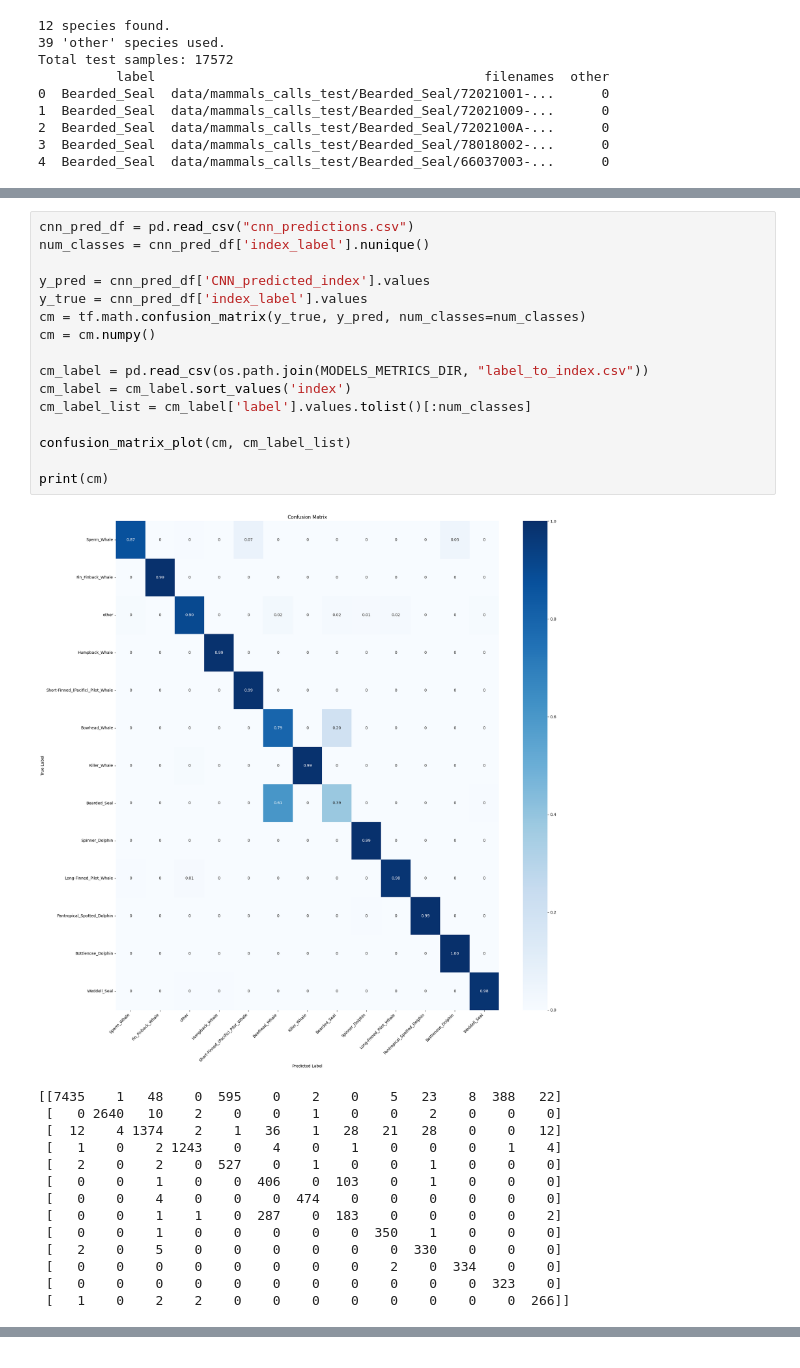
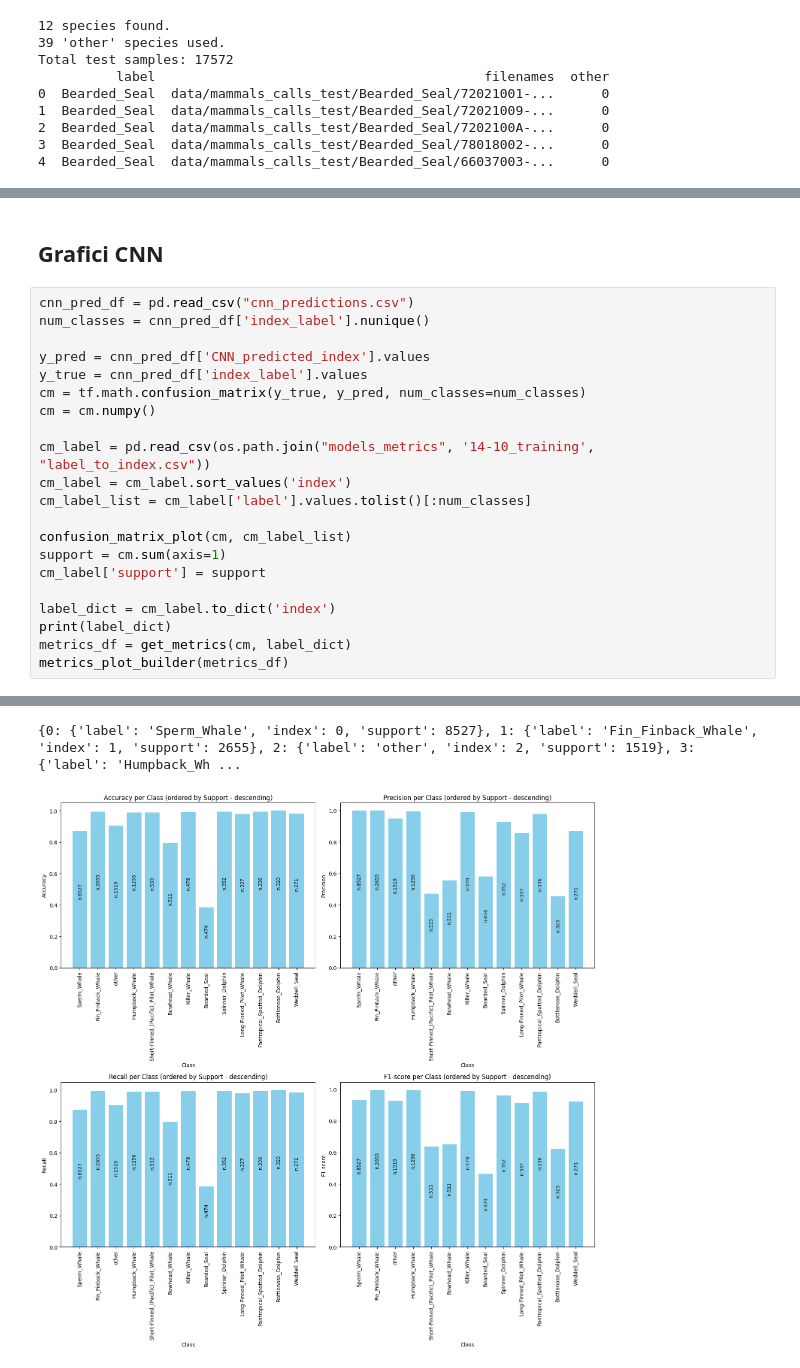
Before and after one commit to VerzaElisa/FewShotLearning, a Jupyter notebook: 03_inference.ipynb, the cells around one changed output, grey strips where cells are left out. Cells and saved outputs as stored; diff of their text form.

```diff
--- a/03_inference.ipynb
+++ b/03_inference.ipynb
@@ -174,31 +220,24 @@ I0000 00:00:1762010178.307479  855862 gpu_device.cc:2020] Created device /job:lo
-# %%
-cnn_pred_df = pd.read_csv("cnn_predictions.csv")
-num_classes = cnn_pred_df['index_label'].nunique()
-
-y_pred = cnn_pred_df['CNN_predicted_index'].values
-y_true = cnn_pred_df['index_label'].values
-cm = tf.math.confusion_matrix(y_true, y_pred, num_classes=num_classes)
-cm = cm.numpy()
-
-cm_label = pd.read_csv(os.path.join(MODELS_METRICS_DIR, "label_to_index.csv"))
-cm_label = cm_label.sort_values('index')
-cm_label_list = cm_label['label'].values.tolist()[:num_classes]
-
-confusion_matrix_plot(cm, cm_label_list)
-
-print(cm)
-# %% [output]
-[figure, removed]
-[[7435    1   48    0  595    0    2    0    5   23    8  388   22]
- [   0 2640   10    2    0    0    1    0    0    2    0    0    0]
- [  12    4 1374    2    1   36    1   28   21   28    0    0   12]
- [   1    0    2 1243    0    4    0    1    0    0    0    1    4]
- [   2    0    2    0  527    0    1    0    0    1    0    0    0]
- [   0    0    1    0    0  406    0  103    0    1    0    0    0]
- [   0    0    4    0    0    0  474    0    0    0    0    0    0]
- [   0    0    1    1    0  287    0  183    0    0    0    0    2]
- [   0    0    1    0    0    0    0    0  350    1    0    0    0]
- [   2    0    5    0    0    0    0    0    0  330    0    0    0]
- [   0    0    0    0    0    0    0    0    2    0  334    0    0]
- [   0    0    0    0    0    0    0    0    0    0    0  323    0]
- [   1    0    2    2    0    0    0    0    0    0    0    0  266]]
+# %% [markdown]
+## Grafici CNN
+# %%
+cnn_pred_df = pd.read_csv("cnn_predictions.csv")
+num_classes = cnn_pred_df['index_label'].nunique()
+
+y_pred = cnn_pred_df['CNN_predicted_index'].values
+y_true = cnn_pred_df['index_label'].values
+cm = tf.math.confusion_matrix(y_true, y_pred, num_classes=num_classes)
+cm = cm.numpy()
+
+cm_label = pd.read_csv(os.path.join("models_metrics", '14-10_training', "label_to_index.csv"))
+cm_label = cm_label.sort_values('index')
+cm_label_list = cm_label['label'].values.tolist()[:num_classes]
+
+confusion_matrix_plot(cm, cm_label_list)
+support = cm.sum(axis=1)
+cm_label['support'] = support
+
+label_dict = cm_label.to_dict('index')
+print(label_dict)
+metrics_df = get_metrics(cm, label_dict)
+metrics_plot_builder(metrics_df)
+# %% [output]
@@ -204,0 +245,2 @@ print(cm)
+{0: {'label': 'Sperm_Whale', 'index': 0, 'support': 8527}, 1: {'label': 'Fin_Finback_Whale', 'index': 1, 'support': 2655}, 2: {'label': 'other', 'index': 2, 'support': 1519}, 3: {'label': 'Humpback_Wh ...
+[figure, added]
```
Also changed, not shown: parts of 9 cells of this notebook, 5 other files.
